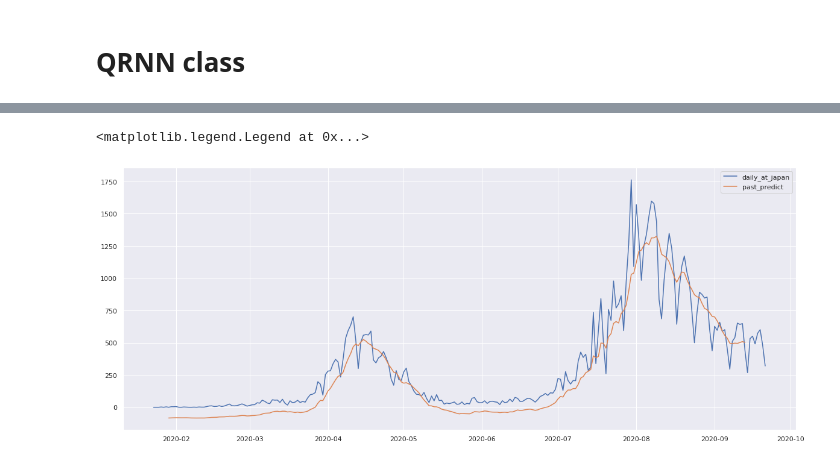
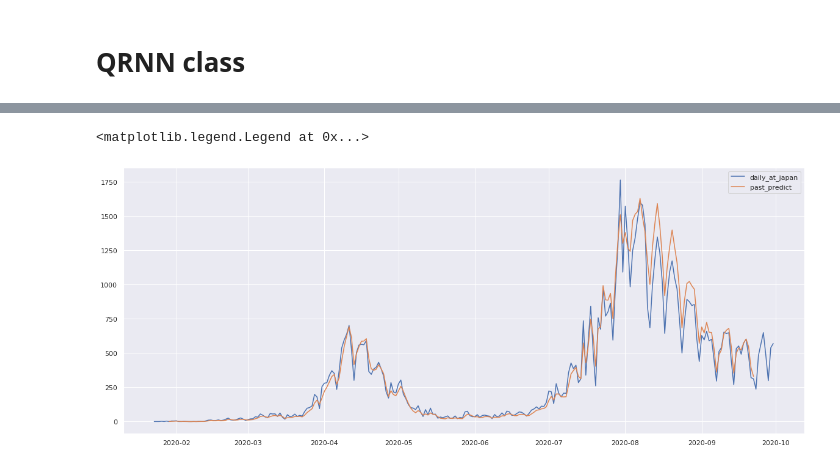
Before and after one commit to NaokiDohi/senior_thesis, a Jupyter notebook: J_diff_QRNN.ipynb, the cells around one changed output, grey strips where cells are left out. Cells and saved outputs as stored; diff of their text form; code cells hidden in the pictures.

```diff
--- a/J_diff_QRNN.ipynb
+++ b/J_diff_QRNN.ipynb
@@ -509,12 +509,11 @@ class QRNN(Layer):
         return dict(list(base_config.items()) + list(config.items()))
 # %%
 n_out = 1
-n_hidden = 300
+n_hidden = 4#32
 
 model = Sequential()
-model.add(QRNN(64,window_size=7,dropout=0.2))
-model.add(Dense(n_out))
-model.add(Activation("linear"))
+model.add(QRNN(n_hidden,batch_input_shape=(None, window, n_out),window_size=7,dropout=0.5))
+model.add(Dense(n_out,Activation("linear")))
 optimizer = Adam(lr=0.001)
-model.compile(loss="mean_squared_error", optimizer=optimizer,metrics=["acc"])# optimizer="rmsprop"
-#print(model.summary())
+model.compile(loss="mean_squared_error", optimizer=optimizer)# optimizer="rmsprop"
+print(model.summary())
@@ -521,4 +534,4 @@ model.compile(loss="mean_squared_error", optimizer=optimizer,metrics=["acc"])# o
 # %%
-early_stopping = EarlyStopping(monitor='val_loss', mode='auto', patience=20)
-epochs=100#200
-history = model.fit(study_data, correct_data, batch_size=31, epochs=epochs, validation_split=0.1, callbacks=[early_stopping], verbose=0)#32
+#early_stopping = EarlyStopping(monitor='val_loss', mode='auto', patience=20)
+epochs=50#200
+history = model.fit(study_data, correct_data, batch_size=1, epochs=epochs, validation_split=0.2, verbose=1)#32
@@ -554,12 +583,12 @@ Timestamp('2020-09-07 00:00:00')
 # %%
 plt.figure(figsize=(20,8))#サンプル数が多いので通常のpltでは表示がおかしくなるので適当な引数を渡して拡大表示
-x0 = np.arange('2020-01-22',the_week_before_last, dtype='datetime64[D]').astype('datetime64[D]')
+x0 = np.arange('2020-01-22','2020-09-16', dtype='datetime64[D]').astype('datetime64[D]')
 plt.plot(data_at_japan_diff, label='daily_at_japan')
 plt.plot(x0+7,train_inverse,label='past_predict')
 plt.legend()
 # %% [output]
 <matplotlib.legend.Legend at 0x...>
-[figure, old version]
+[figure, new version]
 # %%
 upcoming_future=7
 # %%
```
Also changed, not shown: parts of 19 cells of this notebook.
